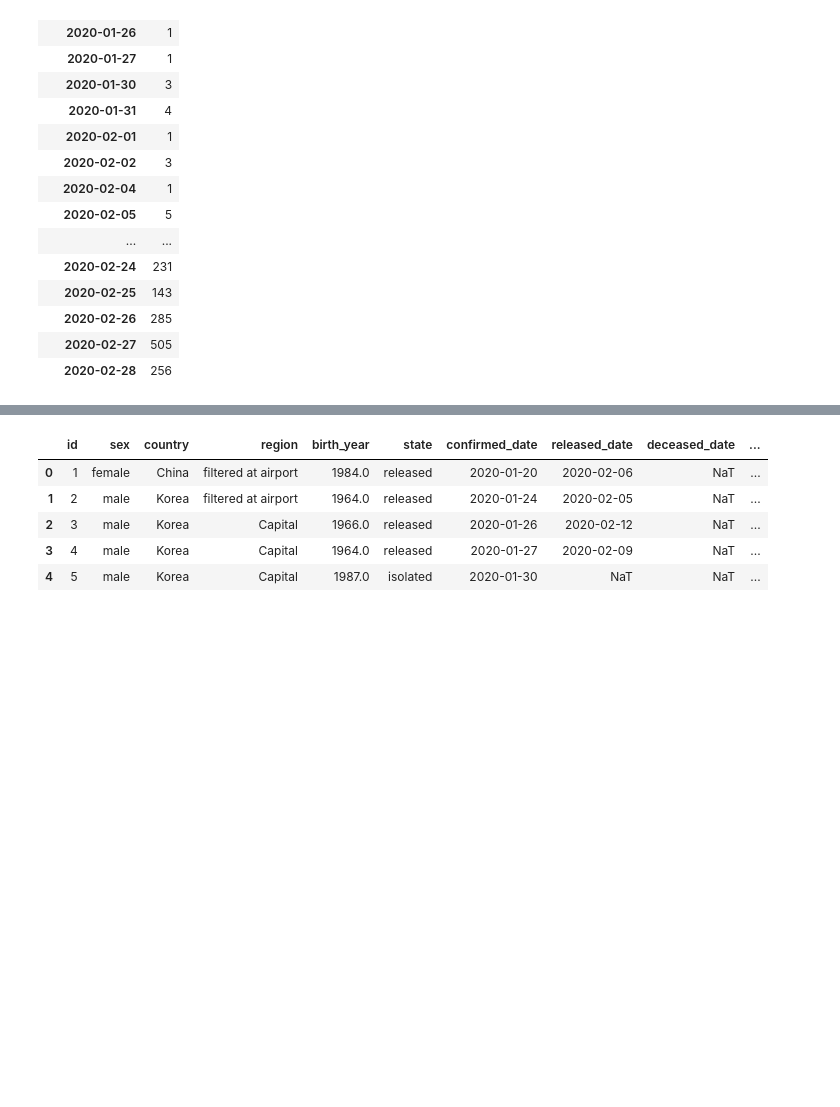
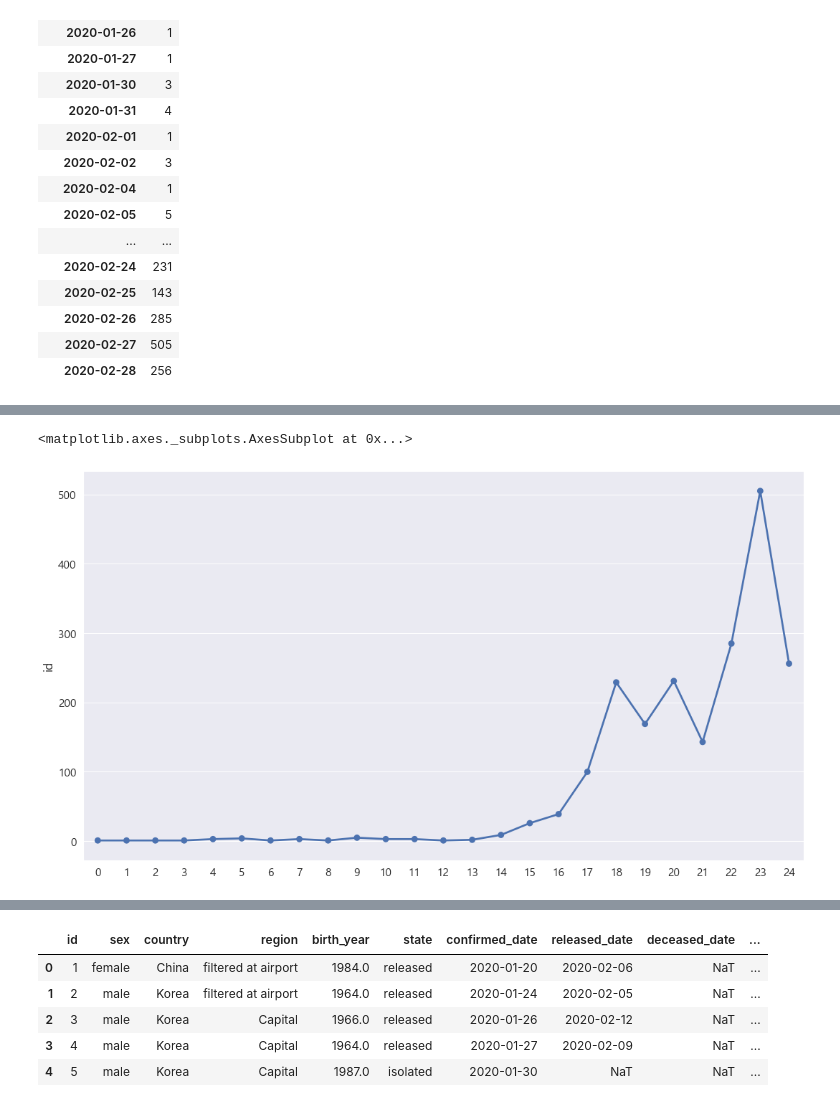
Before and after one commit to Aliasss/2020project, a Jupyter notebook: corona_kaggle_data.ipynb, the cells around one changed output, grey strips where cells are left out. Drawn from its saved outputs; the diff is of its cells as text; code cells hidden in the pictures; blank space fills up the shorter version.

```diff
--- a/corona_kaggle_data.ipynb
+++ b/corona_kaggle_data.ipynb
@@ -423,0 +348,6 @@ confirmed_data.plot()
+# %%
+plt.figure(figsize=(18,10))
+sns.pointplot(data=confirmed.reset_index(), x=np.arange(len(confirmed.reset_index()['confirmed_date'])), y='id')
+# %% [output]
+<matplotlib.axes._subplots.AxesSubplot at 0x...>
+[figure, added]
```
Also changed, not shown: parts of 43 cells of this notebook.
